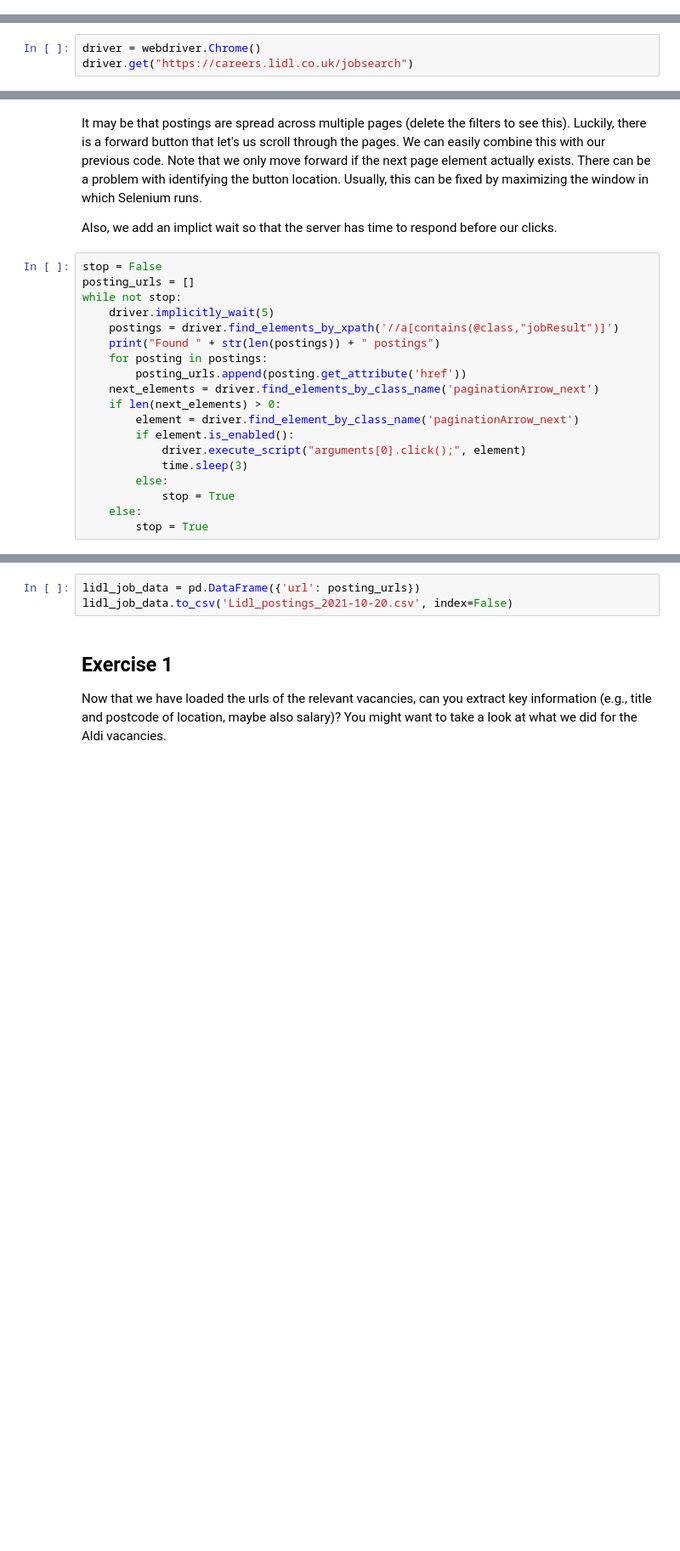
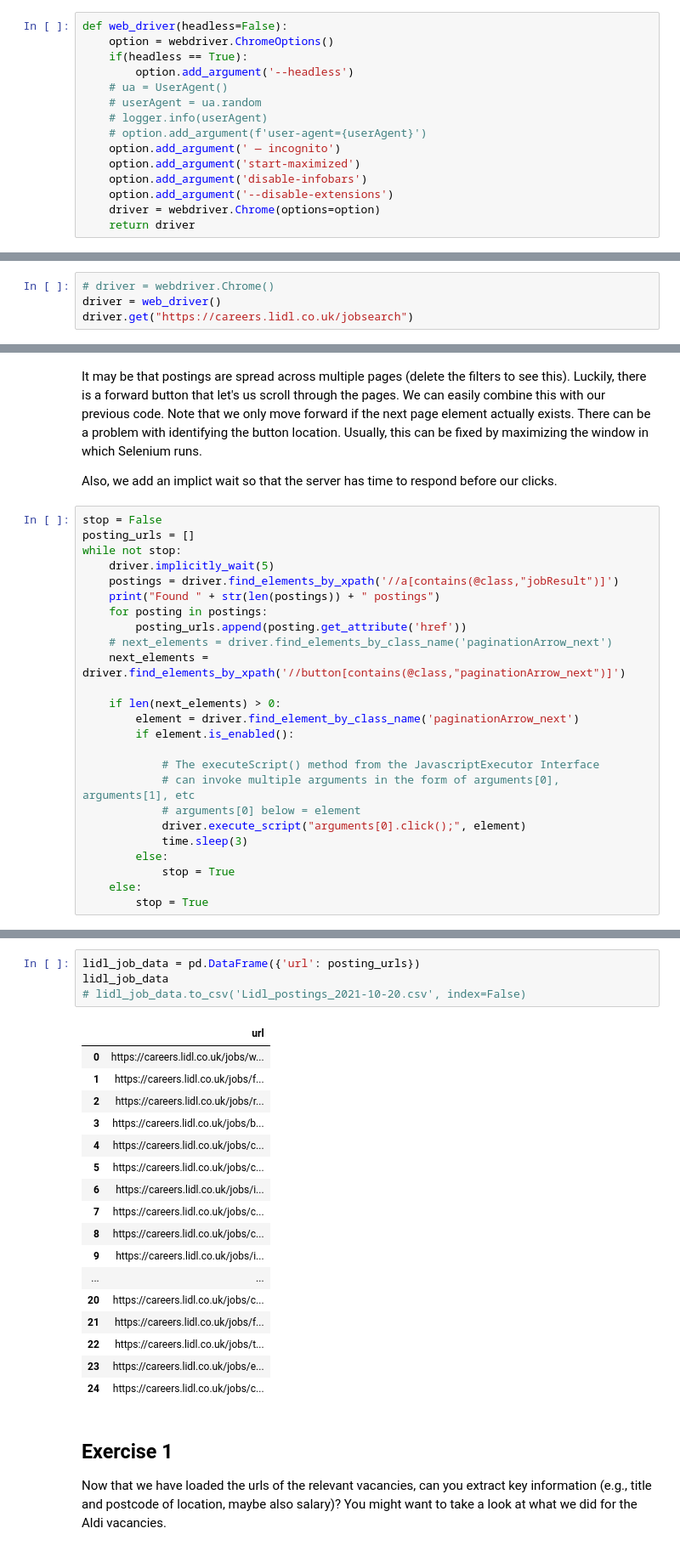
Before and after one commit to mattlim96/digi-tech-smm750, a Jupyter notebook: tutorial01/DTVC_Tutorial 1_Exercise notebook.ipynb, the cells around one changed output, grey strips where cells are left out. Shown at 85% size. Saved outputs shown, nothing was run; the diff lists cells and outputs as text; blank space fills up the shorter version.

```diff
--- a/tutorial01/DTVC_Tutorial 1_Exercise notebook.ipynb
+++ b/tutorial01/DTVC_Tutorial 1_Exercise notebook.ipynb
@@ -209,3 +282,18 @@ import time
+# %%
+def web_driver(headless=False):
+    option = webdriver.ChromeOptions()
+    if(headless == True):
+        option.add_argument('--headless')
+    # ua = UserAgent()
+    # userAgent = ua.random
+    # logger.info(userAgent)
+    # option.add_argument(f'user-agent={userAgent}')
+    option.add_argument(' — incognito')
+    option.add_argument('start-maximized')
+    option.add_argument('disable-infobars')
+    option.add_argument('--disable-extensions')
+    driver = webdriver.Chrome(options=option)
+    return driver
 # %% [markdown]
 We need to choose the type of browser that Selenium runs - and each comes with its own access and installation requirements. I personally recommend using Chrome. However, to use Chrome, with Selenium, you need to install ChromeDriver. The site https://sites.google.com/chromium.org/driver/downloads gives download files, which should work fine for Windows users. Simply download and unpack the Zip, which gives you a .exe file. Either move it somewhere on your PATH, or add it to your path (https://stackoverflow.com/questions/4822400/register-an-exe-so-you-can-run-it-from-any-command-line-in-windows gives a good description how to).
 
@@ -218,7 +306,8 @@ Other options can be found here: https://www.kenst.com/2015/03/installing-chrome
 
 Once done, the below code will open a new window in the browser of your choice (here Chrome):
 # %%
-driver = webdriver.Chrome()
+# driver = webdriver.Chrome()
+driver = web_driver()
 driver.get("https://careers.lidl.co.uk/jobsearch")
 # %% [markdown]
 You will notice that this is a completely new Chrome process - so cookies are not yet accepted. To see what's going on, let's start by accepting cookies. How do we do this? We simply find the right button (by insepcting the site, then copying the XPath), and then let Selenium click this button!
@@ -253,10 +344,16 @@ while not stop:
     print("Found " + str(len(postings)) + " postings")
     for posting in postings:
         posting_urls.append(posting.get_attribute('href'))
-    next_elements = driver.find_elements_by_class_name('paginationArrow_next')
+    # next_elements = driver.find_elements_by_class_name('paginationArrow_next')
+    next_elements = driver.find_elements_by_xpath('//button[contains(@class,"paginationArrow_next")]')
+
     if len(next_elements) > 0:
         element = driver.find_element_by_class_name('paginationArrow_next')
         if element.is_enabled():
+
+            # The executeScript() method from the JavascriptExecutor Interface
+            # can invoke multiple arguments in the form of arguments[0], arguments[1], etc
+            # arguments[0] below = element
             driver.execute_script("arguments[0].click();", element)
             time.sleep(3)
         else:
@@ -266,6 +366,25 @@ while not stop:
 # %%
 lidl_job_data = pd.DataFrame({'url': posting_urls})
-lidl_job_data.to_csv('Lidl_postings_2021-10-20.csv', index=False)
+lidl_job_data
+# lidl_job_data.to_csv('Lidl_postings_2021-10-20.csv', index=False)
+# %% [output]
+|  | url |
+| 0 | https://careers.lidl.co.uk/jobs/w... |
+| 1 | https://careers.lidl.co.uk/jobs/f... |
+| 2 | https://careers.lidl.co.uk/jobs/r... |
+| 3 | https://careers.lidl.co.uk/jobs/b... |
+| 4 | https://careers.lidl.co.uk/jobs/c... |
+| 5 | https://careers.lidl.co.uk/jobs/c... |
+| 6 | https://careers.lidl.co.uk/jobs/i... |
+| 7 | https://careers.lidl.co.uk/jobs/c... |
+| 8 | https://careers.lidl.co.uk/jobs/c... |
+| 9 | https://careers.lidl.co.uk/jobs/i... |
+| ... | ... |
+| 20 | https://careers.lidl.co.uk/jobs/c... |
+| 21 | https://careers.lidl.co.uk/jobs/f... |
+| 22 | https://careers.lidl.co.uk/jobs/t... |
+| 23 | https://careers.lidl.co.uk/jobs/e... |
+| 24 | https://careers.lidl.co.uk/jobs/c... |
 # %% [markdown]
 ## Exercise 1
 
```
Also changed, not shown: parts of 21 cells of this notebook.
